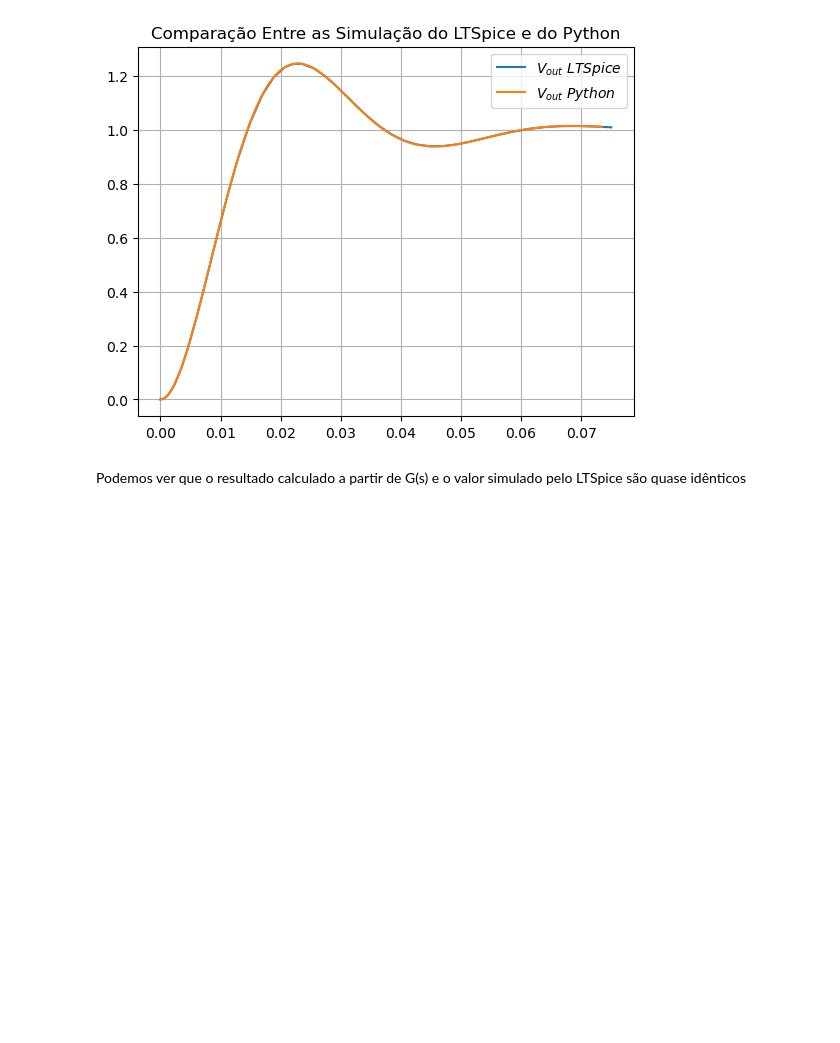
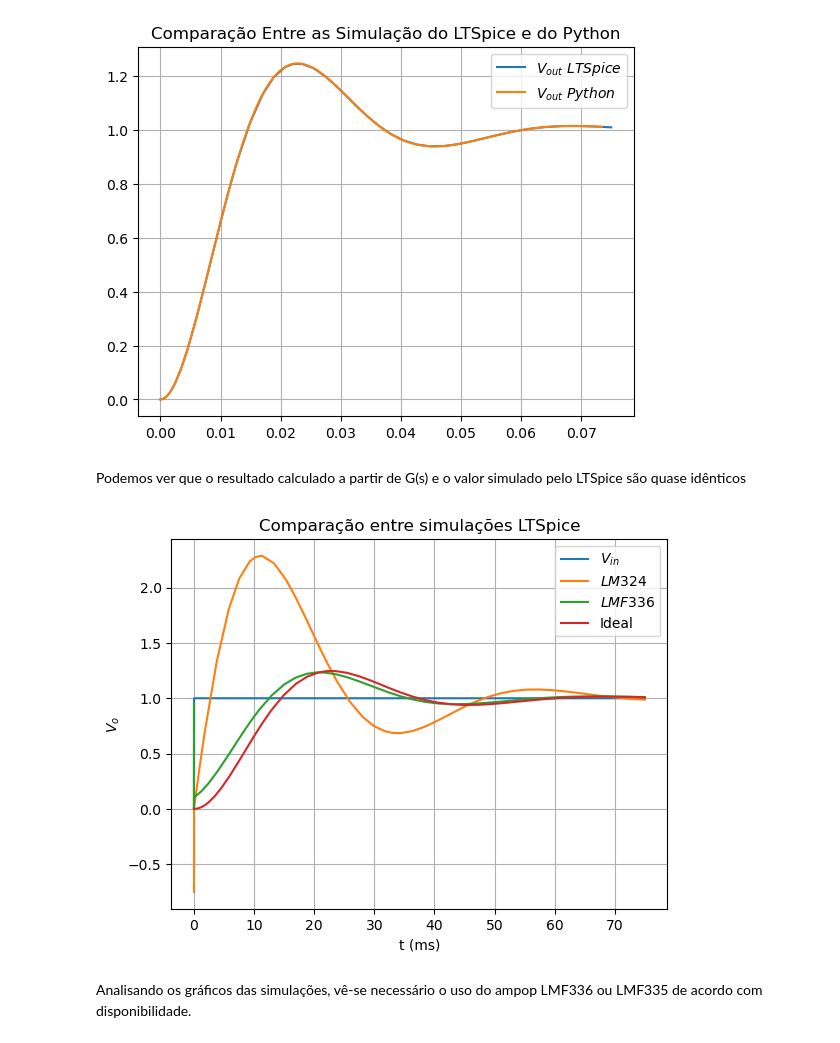
Before and after one commit to Emanuel600/Misc, a Jupyter notebook: Simul_Controle/Analogico.ipynb, the cells around one changed output. Saved outputs shown, nothing was run; the diff lists cells and outputs as text; code cells hidden in the pictures; blank space fills up the shorter version.

Commit message:
Added specific real models to LTSpice simulation for the first project

```diff
--- a/Simul_Controle/Analogico.ipynb
+++ b/Simul_Controle/Analogico.ipynb
@@ -82,7 +82,7 @@ Podemos ver que os valores calculados, estimados e simulados concordam um com o
 # %%
 from PyLTSpice import RawRead
 
-LTR = RawRead("Analogico.raw")
+LTR = RawRead("Input Files/Analogico.raw")
 
 print(LTR.get_trace_names())
 print(LTR.get_raw_property())
@@ -141,3 +141,43 @@ plt.savefig("Comparacao_LT_Gs.svg", format="svg")
 [figure]
 # %% [markdown]
 Podemos ver que o resultado calculado a partir de G(s) e o valor simulado pelo LTSpice são quase idênticos
+# %%
+# Comparando Simulção Ideal e com Componentes "Reais"
+LTR_LF336 = RawRead("Input Files/Analogico_LF336.raw")
+LTR_LM324 = RawRead("Input Files/Analogico_LM324.raw")
+
+Vout_LM324  = LTR_LM324.get_trace("V(vout)")
+Vin_LM324   = LTR_LM324.get_trace("V(vin)")
+
+Vout_LF336  = LTR_LF336.get_trace("V(vout)")
+Vin_LF336   = LTR_LF336.get_trace("V(vin)")
+####
+time_LM324  = LTR_LM324.get_trace("time")
+steps_LM324 = LTR_LM324.get_steps()
+
+time_LF336  = LTR_LF336.get_trace("time")
+steps_LF336 = LTR_LF336.get_steps()
+
+for step in range(len(steps_LM324)):
+    plt.plot(1e3*time_LM324.get_wave(step), Vin_LM324.get_wave(step), label=steps[step])
+    plt.plot(1e3*time_LM324.get_wave(step), Vout_LM324.get_wave(step), label=steps[step])
+
+for step in range(len(steps_LF336)):
+    plt.plot(1e3*time_LF336.get_wave(step), Vout_LF336.get_wave(step), label=steps[step])
+
+for step in range(len(steps)):
+    # print(steps[step])
+    plt.plot(1e3*time.get_wave(step), Vout.get_wave(step), label=steps[step])
+
+plt.legend(["$V_{in}$", "$LM324$", "$LMF336$", "Ideal"])
+plt.title("Comparação entre simulações LTSpice")
+plt.grid(True)
+
+plt.xlabel("t (ms)")
+plt.ylabel("$V_o$")
+
+plt.show()
+# %% [output]
+[figure, added]
+# %% [markdown]
+Analisando os gráficos das simulações, vê-se necessário o uso do ampop LMF336 ou LMF335 de acordo com disponibilidade.
```
Also changed, not shown: parts of 2 cells of this notebook, 6 other files.
